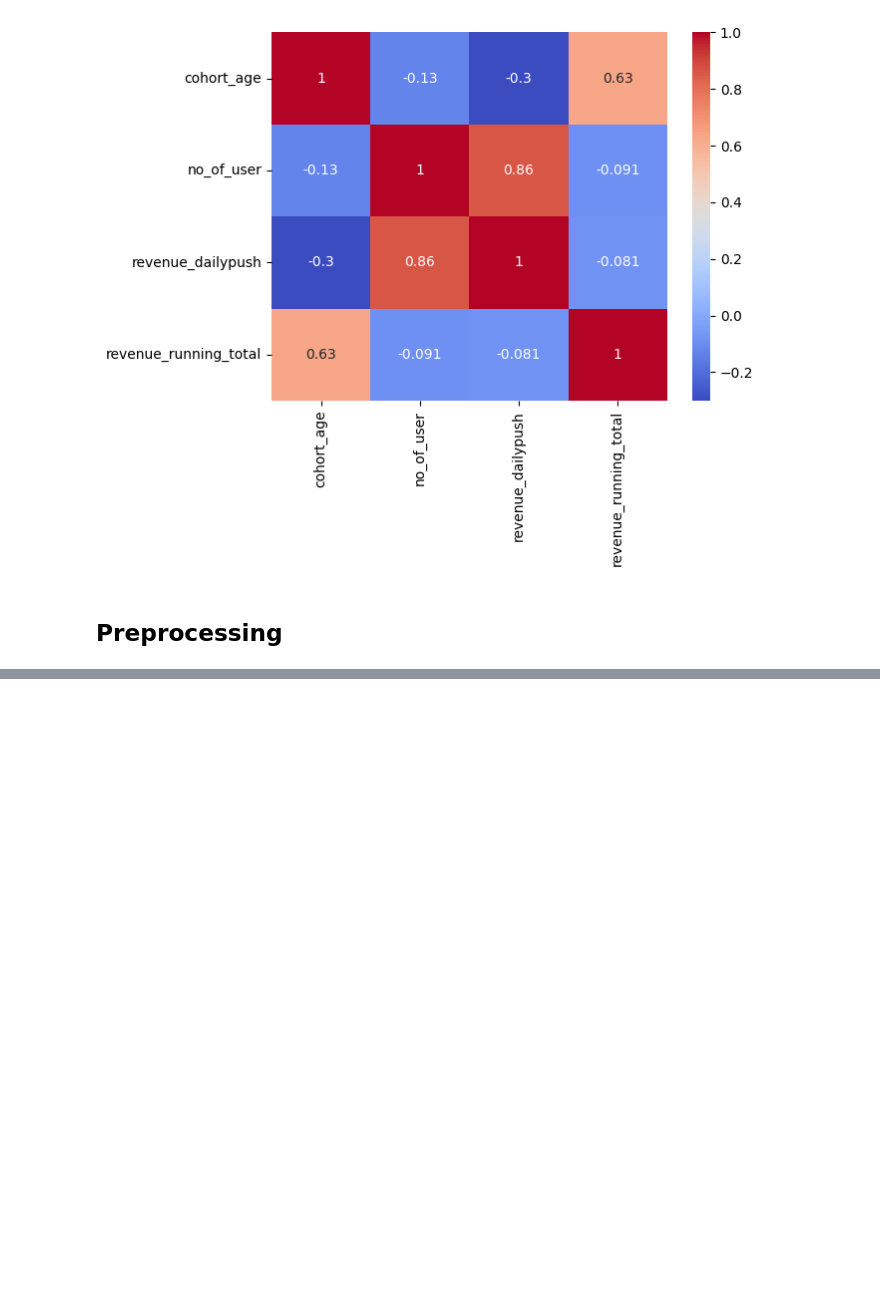
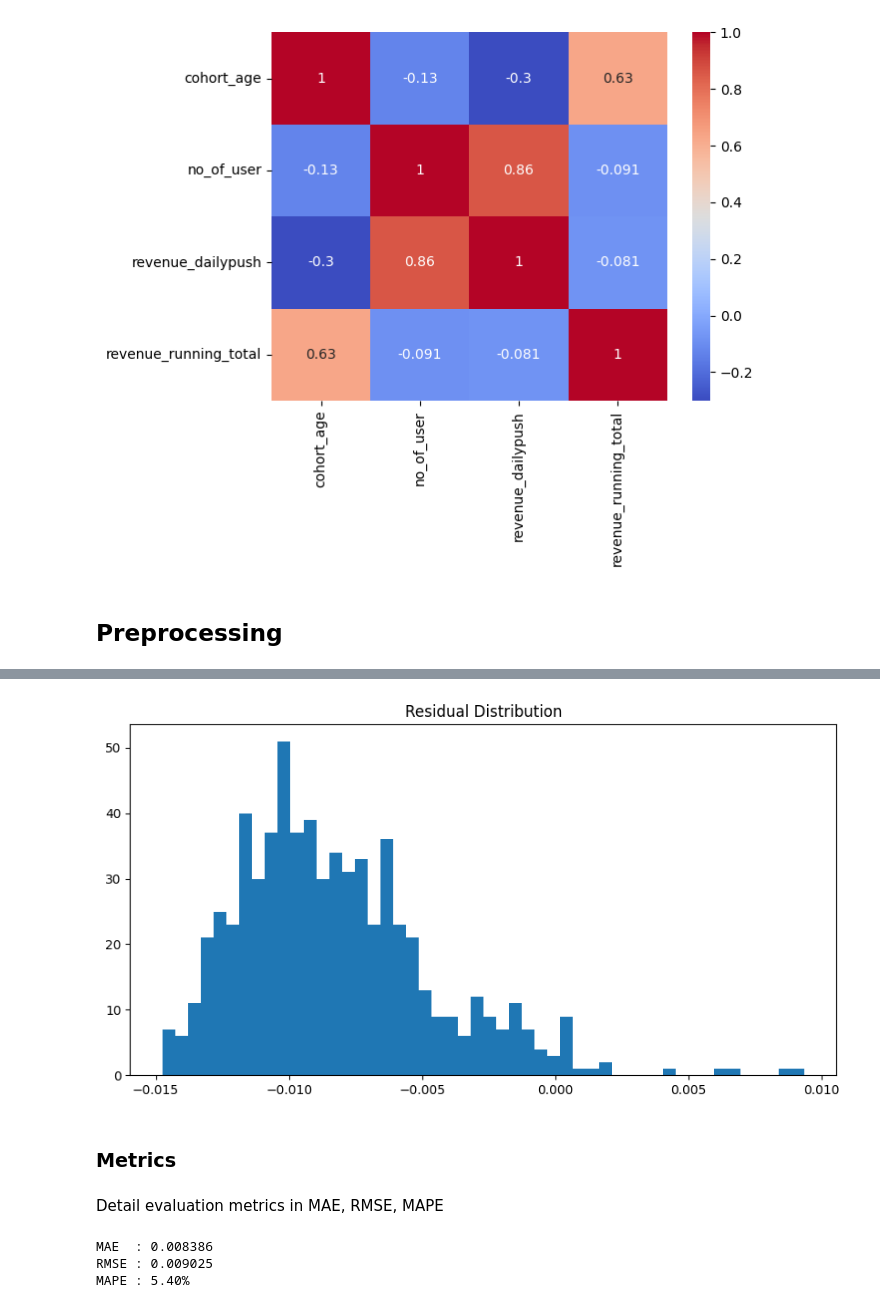
Before and after one commit to mrifala29/ltv-projection, a Jupyter notebook: LTV_Projection_VAS.ipynb, the cells around one changed output, grey strips where cells are left out. Cells and saved outputs as stored; diff of their text form; code cells hidden in the pictures; blank space fills up the shorter version.

```diff
--- a/LTV_Projection_VAS.ipynb
+++ b/LTV_Projection_VAS.ipynb
@@ -321,0 +741,19 @@ sns.heatmap(
+# %%
+residuals = y_val - y_pred
+
+plt.figure(figsize=(10,5))
+
+plt.hist(
+    residuals,
+    bins=50
+)
+
+plt.title('Residual Distribution')
+
+plt.show()
+# %% [output]
+[figure, added]
+# %% [markdown]
+### Metrics
+# %% [markdown]
+Detail evaluation metrics in MAE, RMSE, MAPE
@@ -321,0 +777,8 @@ sns.heatmap(
+# %%
+print(f"MAE  : {mae:.6f}")
+print(f"RMSE : {rmse:.6f}")
+print(f"MAPE : {mape:.2f}%")
+# %% [output]
+MAE  : 0.008386
+RMSE : 0.009025
+MAPE : 5.40%
```
Also changed, not shown: parts of 62 cells of this notebook.
